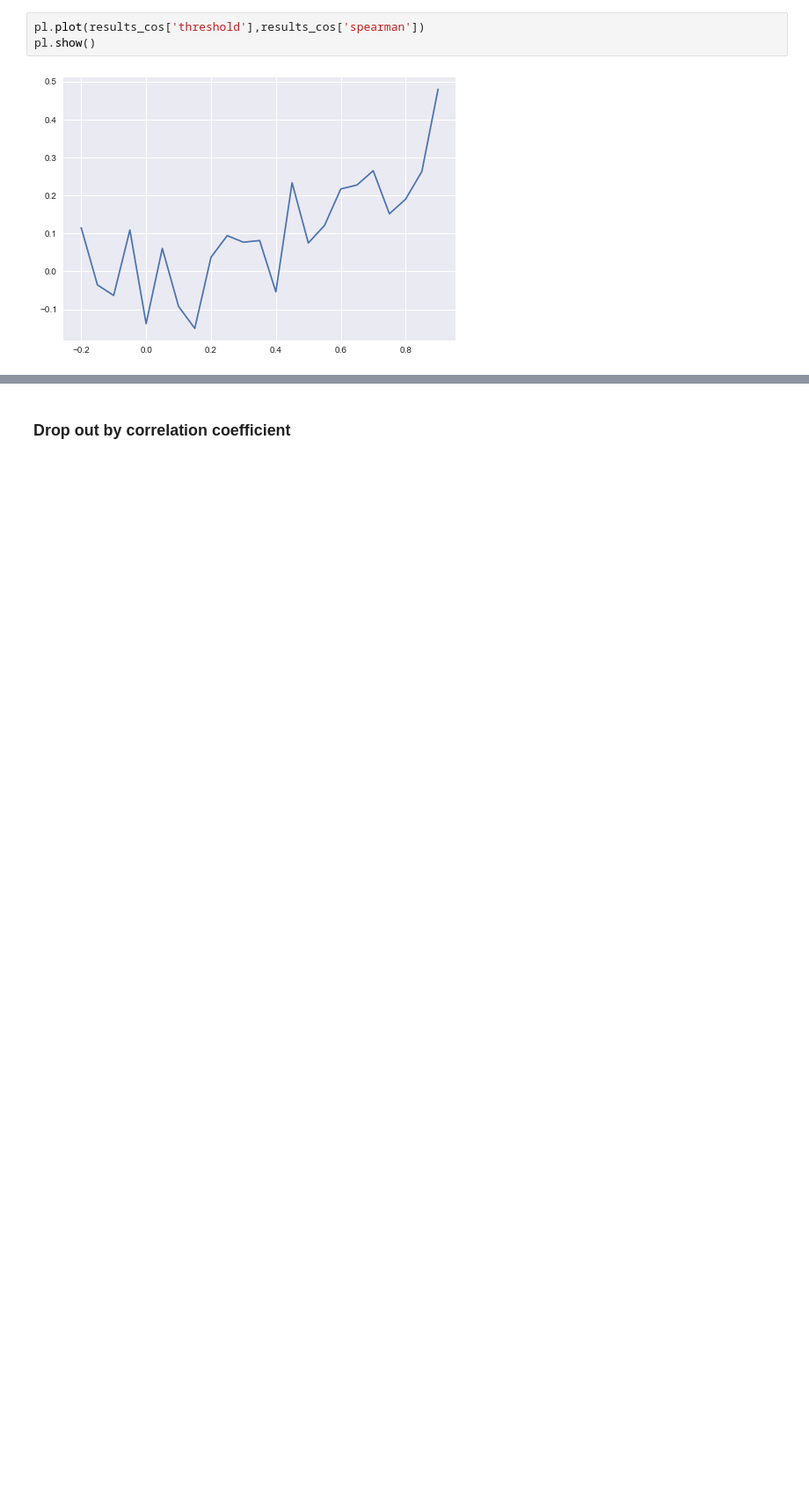
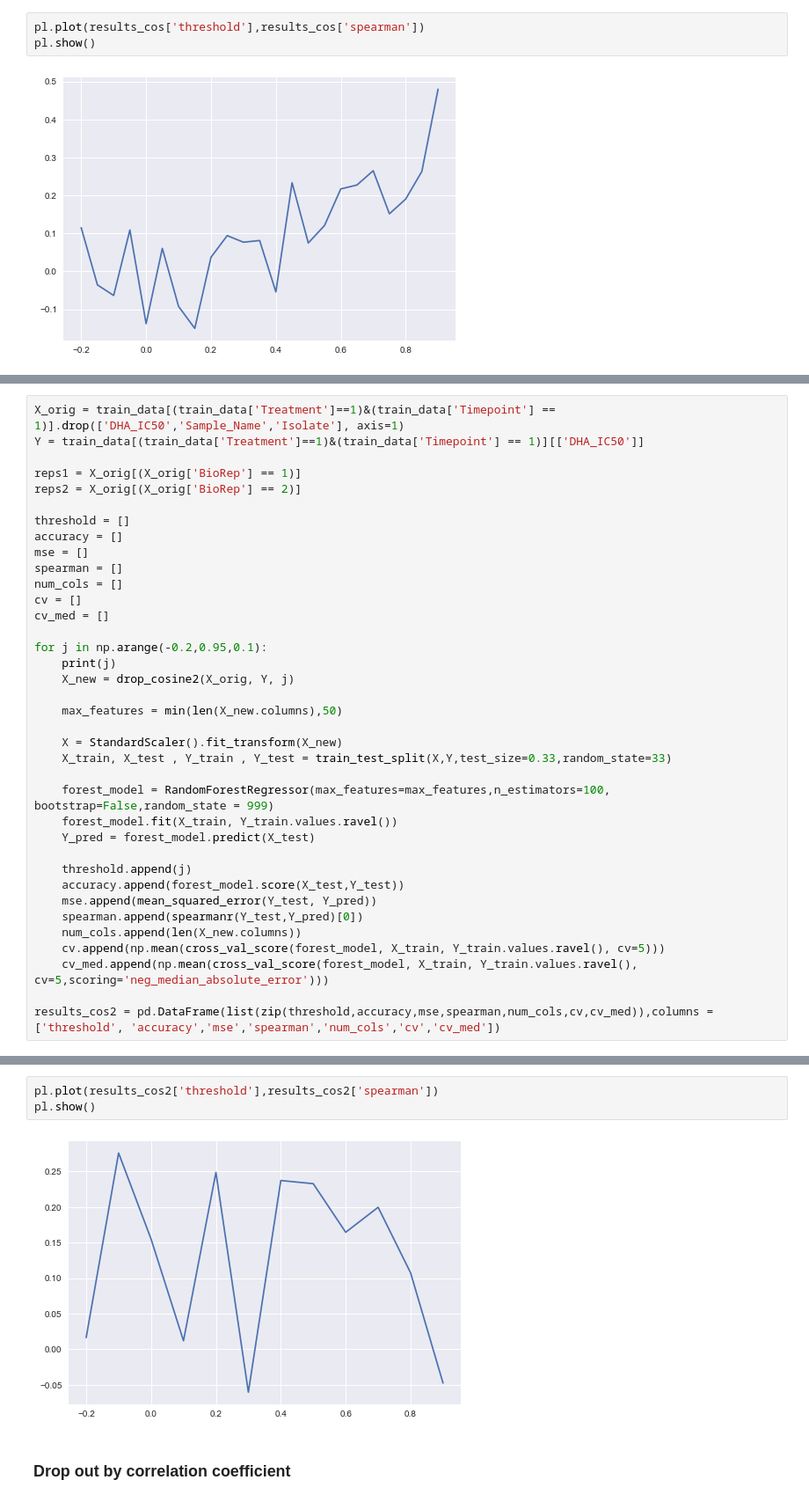
Before and after one commit to cshasha/malaria-dreamchallenge, a Jupyter notebook: malaria-s1-feature-tests.ipynb, the cells around one changed output, grey strips where cells are left out. Shown at 88% size. Drawn from its saved outputs; the diff is of its cells as text; blank space fills up the shorter version.

Commit message:
add prediction for submission 1

```diff
--- a/malaria-s1-feature-tests.ipynb
+++ b/malaria-s1-feature-tests.ipynb
@@ -193,0 +209,37 @@ pl.show()
+# %%
+X_orig = train_data[(train_data['Treatment']==1)&(train_data['Timepoint'] == 1)].drop(['DHA_IC50','Sample_Name','Isolate'], axis=1)
+Y = train_data[(train_data['Treatment']==1)&(train_data['Timepoint'] == 1)][['DHA_IC50']]
+
+reps1 = X_orig[(X_orig['BioRep'] == 1)]
+reps2 = X_orig[(X_orig['BioRep'] == 2)]
+
+threshold = []
+accuracy = []
+mse = []
+spearman = []
+num_cols = []
+cv = []
+cv_med = []
+
+for j in np.arange(-0.2,0.95,0.1):
+    print(j)
+    X_new = drop_cosine2(X_orig, Y, j)
+
+    max_features = min(len(X_new.columns),50)
+
+    X = StandardScaler().fit_transform(X_new)
+    X_train, X_test , Y_train , Y_test = train_test_split(X,Y,test_size=0.33,random_state=33)
+
+    forest_model = RandomForestRegressor(max_features=max_features,n_estimators=100, bootstrap=False,random_state = 999)
+    forest_model.fit(X_train, Y_train.values.ravel())
+    Y_pred = forest_model.predict(X_test)
+
+    threshold.append(j)
+    accuracy.append(forest_model.score(X_test,Y_test))
+    mse.append(mean_squared_error(Y_test, Y_pred))
+    spearman.append(spearmanr(Y_test,Y_pred)[0])
+    num_cols.append(len(X_new.columns))
+    cv.append(np.mean(cross_val_score(forest_model, X_train, Y_train.values.ravel(), cv=5)))
+    cv_med.append(np.mean(cross_val_score(forest_model, X_train, Y_train.values.ravel(), cv=5,scoring='neg_median_absolute_error')))
+
+results_cos2 = pd.DataFrame(list(zip(threshold,accuracy,mse,spearman,num_cols,cv,cv_med)),columns =['threshold', 'accuracy','mse','spearman','num_cols','cv','cv_med'])
@@ -194,3 +259,8 @@ pl.show()
+# %%
+pl.plot(results_cos2['threshold'],results_cos2['spearman'])
+pl.show()
+# %% [output]
+[figure, added]
 # %% [markdown]
 ### Drop out by correlation coefficient
 # %%
```
Also changed, not shown: parts of 16 cells of this notebook.
